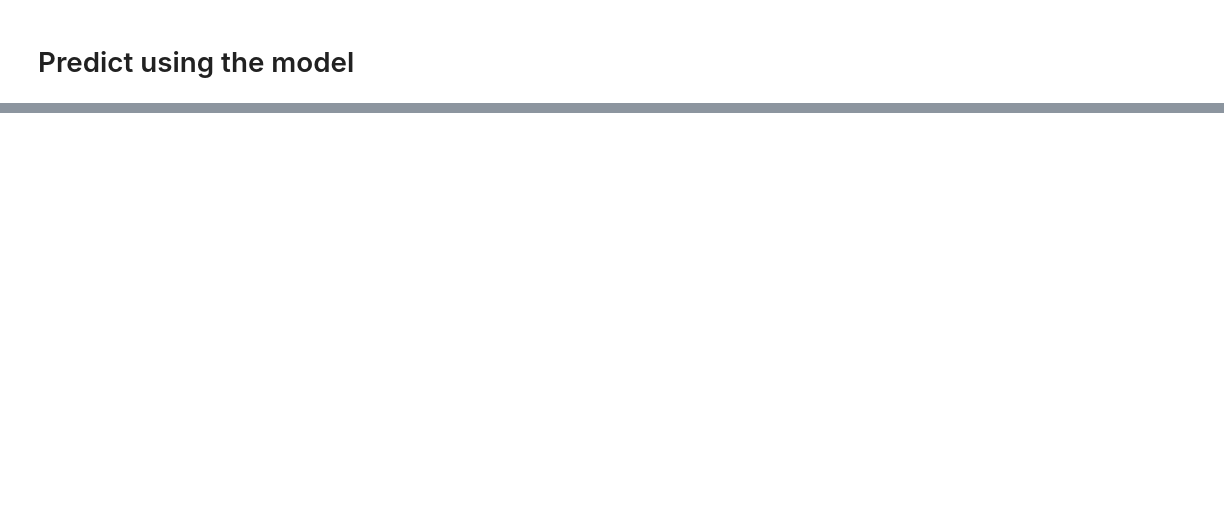
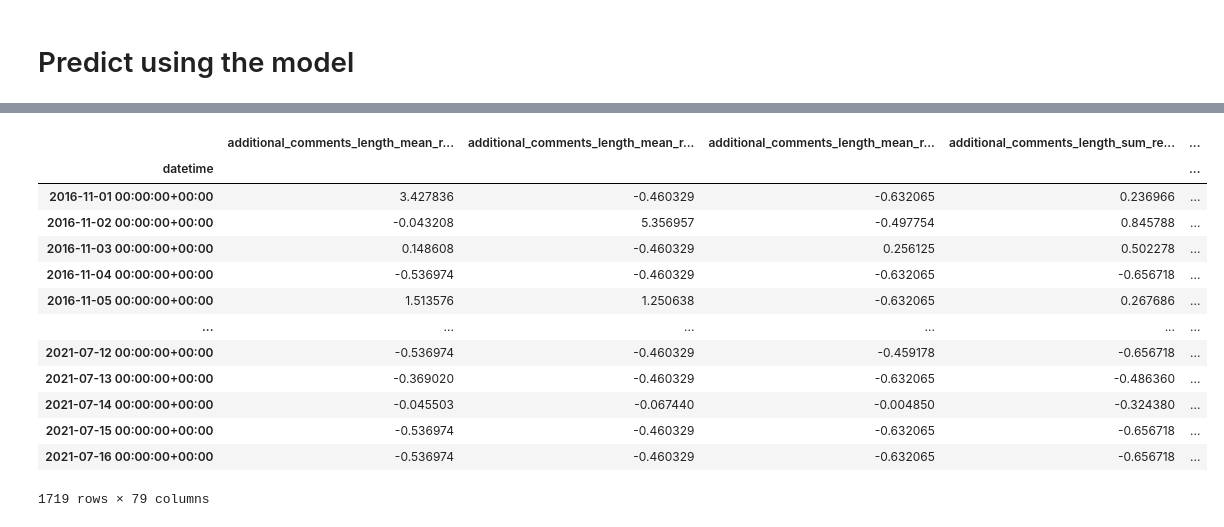
Before and after one commit to RickSunder/smell-pittsburgh-prediction, a Jupyter notebook: AAATime Series Forecasting with Transformers.ipynb, the cells around one changed output, grey strips where cells are left out. Drawn from its saved outputs; the diff is of its cells as text; code cells hidden in the pictures; blank space fills up the shorter version.

```diff
--- a/AAATime Series Forecasting with Transformers.ipynb
+++ b/AAATime Series Forecasting with Transformers.ipynb
@@ -357,0 +401,17 @@ for metric in metrics:
+# %%
+X
+# %% [output]
+|  | additional_comments_length_mean_r... | additional_comments_length_mean_r... | additional_comments_length_mean_r... | additional_comments_length_sum_re... | ... |
+| datetime |  |  |  |  | ... |
+| 2016-11-01 00:00:00+00:00 | 3.427836 | -0.460329 | -0.632065 | 0.236966 | ... |
+| 2016-11-02 00:00:00+00:00 | -0.043208 | 5.356957 | -0.497754 | 0.845788 | ... |
+| 2016-11-03 00:00:00+00:00 | 0.148608 | -0.460329 | 0.256125 | 0.502278 | ... |
+| 2016-11-04 00:00:00+00:00 | -0.536974 | -0.460329 | -0.632065 | -0.656718 | ... |
+| 2016-11-05 00:00:00+00:00 | 1.513576 | 1.250638 | -0.632065 | 0.267686 | ... |
+| ... | ... | ... | ... | ... | ... |
+| 2021-07-12 00:00:00+00:00 | -0.536974 | -0.460329 | -0.459178 | -0.656718 | ... |
+| 2021-07-13 00:00:00+00:00 | -0.369020 | -0.460329 | -0.632065 | -0.486360 | ... |
+| 2021-07-14 00:00:00+00:00 | -0.045503 | -0.067440 | -0.004850 | -0.324380 | ... |
+| 2021-07-15 00:00:00+00:00 | -0.536974 | -0.460329 | -0.632065 | -0.656718 | ... |
+| 2021-07-16 00:00:00+00:00 | -0.536974 | -0.460329 | -0.632065 | -0.656718 | ... |
+1719 rows × 79 columns
```
Also changed, not shown: parts of 6 cells of this notebook, 2 other files.
